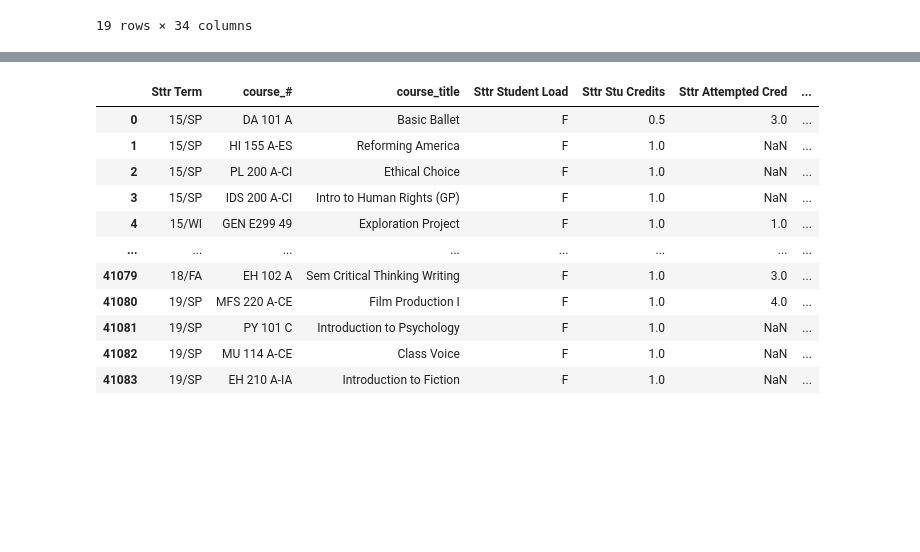
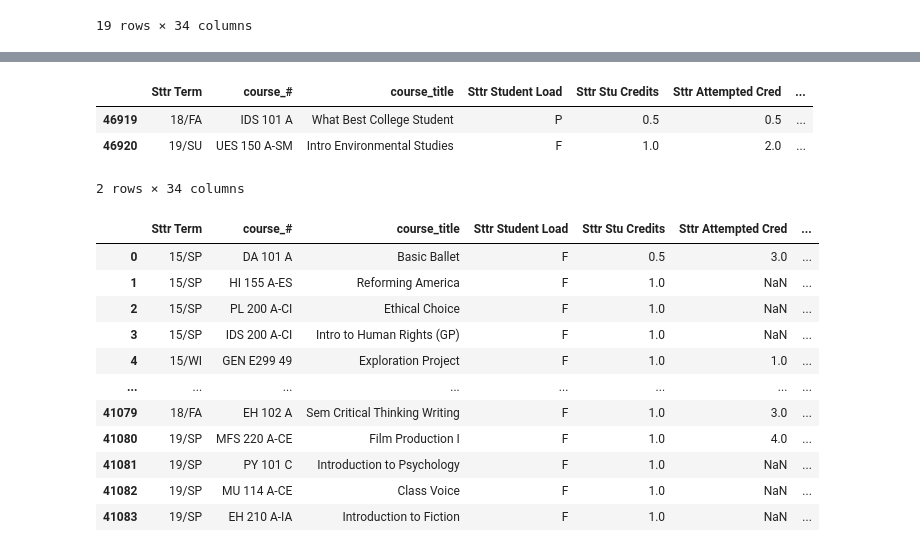
Before and after one commit to dcalexan/bsc_student_success, a Jupyter notebook: notebooks/dorothy/dorothy.ipynb, the cells around one changed output, grey strips where cells are left out. Saved outputs shown, nothing was run; the diff lists cells and outputs as text; code cells hidden in the pictures; blank space fills up the shorter version.

```diff
--- a/notebooks/dorothy/dorothy.ipynb
+++ b/notebooks/dorothy/dorothy.ipynb
@@ -113 +133,8 @@ df.tail(19)
+# %%
+df.loc[(df['alt_id'] == 2902.0)]
+# %% [output]
+|  | Sttr Term | course_# | course_title | Sttr Student Load | Sttr Stu Credits | Sttr Attempted Cred | ... |
+| 46919 | 18/FA | IDS 101 A | What Best College Student | P | 0.5 | 0.5 | ... |
+| 46920 | 19/SU | UES 150 A-SM | Intro Environmental Studies | F | 1.0 | 2.0 | ... |
+2 rows × 34 columns
 # %%
```
Also changed, not shown: parts of 41 cells of this notebook.
